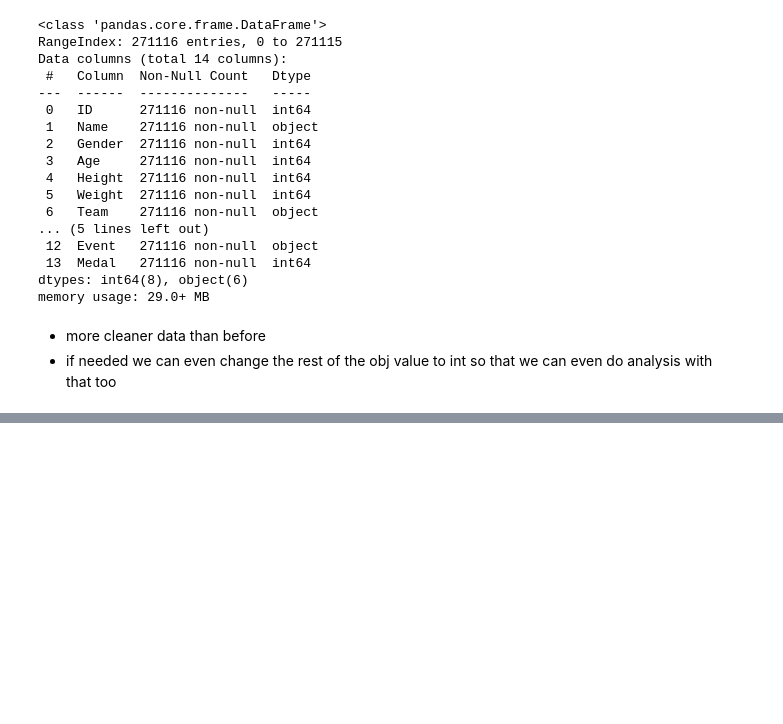
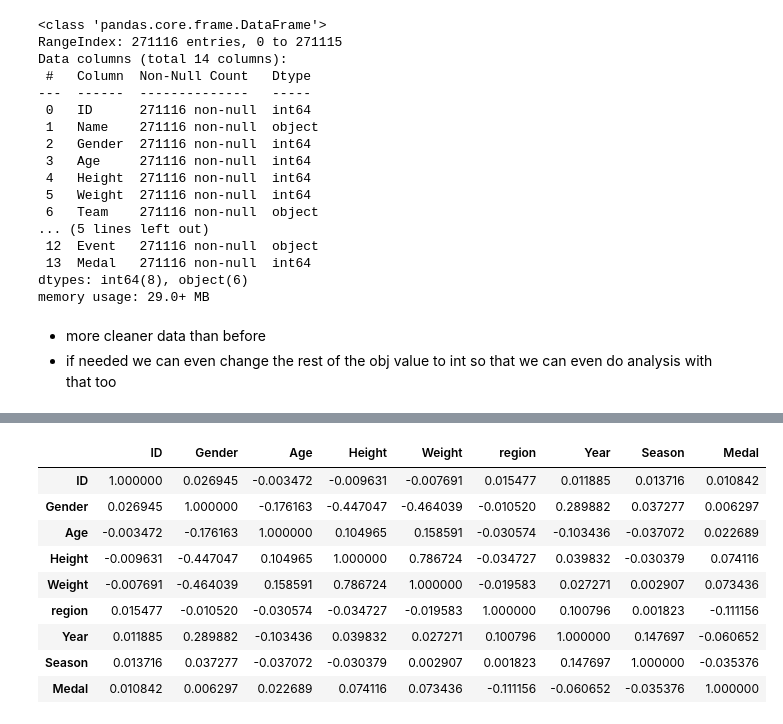
Before and after one commit to Shobanprakash/olympic_dataset_data_analysis, a Jupyter notebook: olympic_data_analysis.ipynb, the cells around one changed output, grey strips where cells are left out. Saved outputs shown, nothing was run; the diff lists cells and outputs as text; code cells hidden in the pictures; blank space fills up the shorter version.

```diff
--- a/olympic_data_analysis.ipynb
+++ b/olympic_data_analysis.ipynb
@@ -844,0 +938,13 @@ memory usage: 29.0+ MB
+# %%
+ath.corr()
+# %% [output]
+|  | ID | Gender | Age | Height | Weight | region | Year | Season | Medal |
+| ID | 1.000000 | 0.026945 | -0.003472 | -0.009631 | -0.007691 | 0.015477 | 0.011885 | 0.013716 | 0.010842 |
+| Gender | 0.026945 | 1.000000 | -0.176163 | -0.447047 | -0.464039 | -0.010520 | 0.289882 | 0.037277 | 0.006297 |
+| Age | -0.003472 | -0.176163 | 1.000000 | 0.104965 | 0.158591 | -0.030574 | -0.103436 | -0.037072 | 0.022689 |
+| Height | -0.009631 | -0.447047 | 0.104965 | 1.000000 | 0.786724 | -0.034727 | 0.039832 | -0.030379 | 0.074116 |
+| Weight | -0.007691 | -0.464039 | 0.158591 | 0.786724 | 1.000000 | -0.019583 | 0.027271 | 0.002907 | 0.073436 |
+| region | 0.015477 | -0.010520 | -0.030574 | -0.034727 | -0.019583 | 1.000000 | 0.100796 | 0.001823 | -0.111156 |
+| Year | 0.011885 | 0.289882 | -0.103436 | 0.039832 | 0.027271 | 0.100796 | 1.000000 | 0.147697 | -0.060652 |
+| Season | 0.013716 | 0.037277 | -0.037072 | -0.030379 | 0.002907 | 0.001823 | 0.147697 | 1.000000 | -0.035376 |
+| Medal | 0.010842 | 0.006297 | 0.022689 | 0.074116 | 0.073436 | -0.111156 | -0.060652 | -0.035376 | 1.000000 |
```
Also changed, not shown: parts of 17 cells of this notebook.
